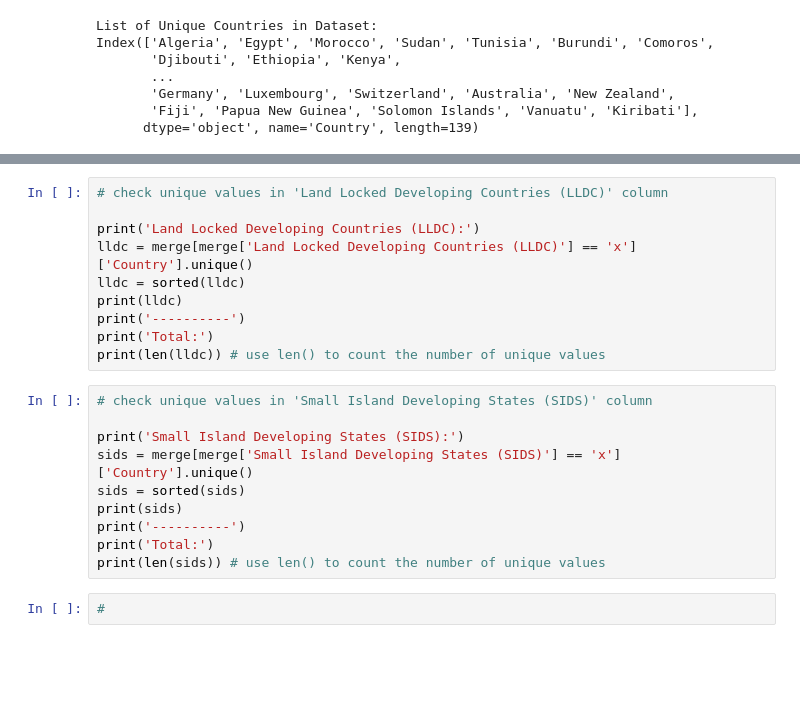
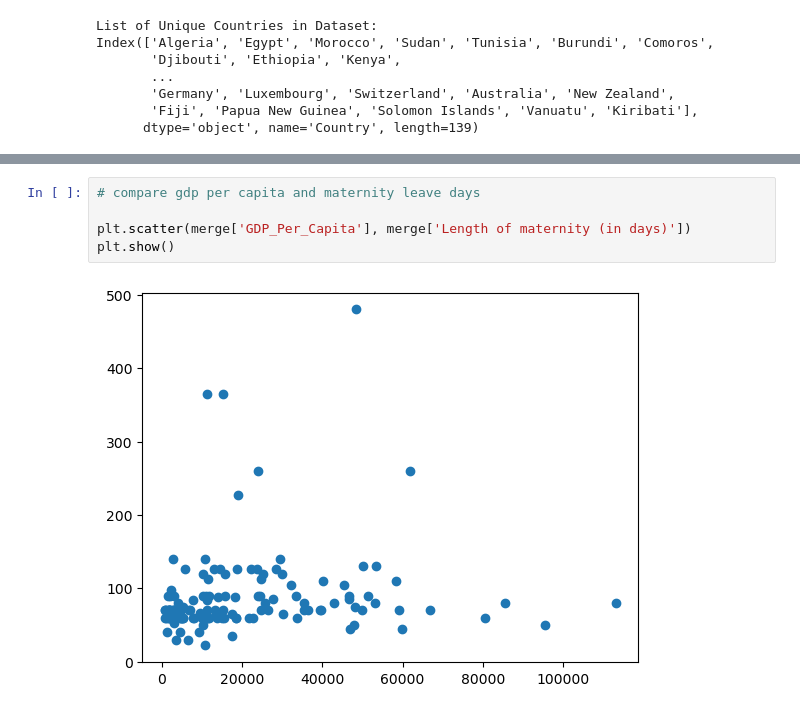
Before and after one commit to nss-data-science-cohort-7/un-exploration-marieljum, a Jupyter notebook: notebooks/solo_exploration_notes.ipynb, the cells around one changed output, grey strips where cells are left out. Cells and saved outputs as stored; diff of their text form; blank space fills up the shorter version.

```diff
--- a/notebooks/solo_exploration_notes.ipynb
+++ b/notebooks/solo_exploration_notes.ipynb
@@ -615,22 +612,7 @@ print('----------------')
-# %%
-# check unique values in 'Land Locked Developing Countries (LLDC)' column
-
-print('Land Locked Developing Countries (LLDC):')
-lldc = merge[merge['Land Locked Developing Countries (LLDC)'] == 'x']['Country'].unique()
-lldc = sorted(lldc)
-print(lldc)
-print('----------')
-print('Total:')
-print(len(lldc)) # use len() to count the number of unique values
-# %%
-# check unique values in 'Small Island Developing States (SIDS)' column
-
-print('Small Island Developing States (SIDS):')
-sids = merge[merge['Small Island Developing States (SIDS)'] == 'x']['Country'].unique()
-sids = sorted(sids)
-print(sids)
-print('----------')
-print('Total:')
-print(len(sids)) # use len() to count the number of unique values
-# %%
-#
+# %%
+# compare gdp per capita and maternity leave days
+
+plt.scatter(merge['GDP_Per_Capita'], merge['Length of maternity (in days)'])
+plt.show()
+# %% [output]
+[figure, added]
```
Also changed, not shown: parts of 7 cells of this notebook.
